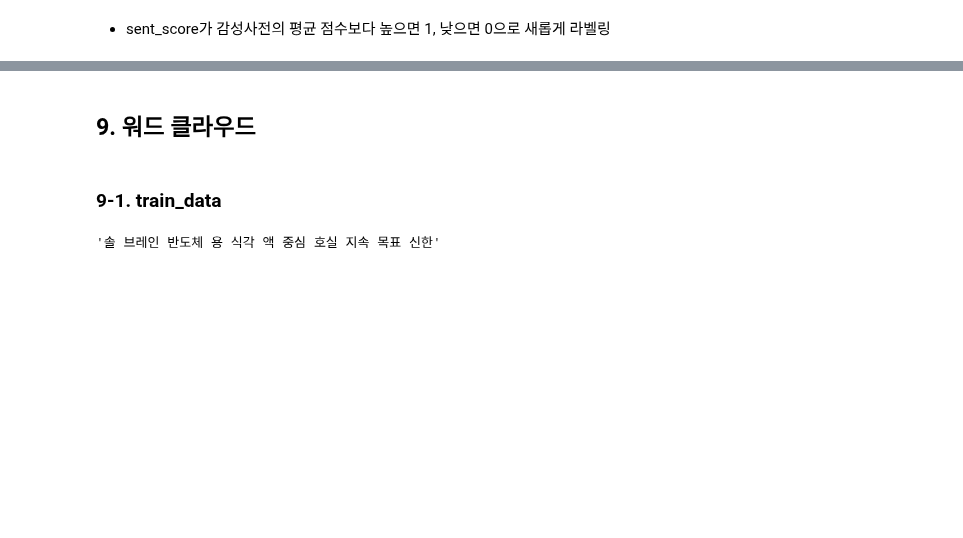
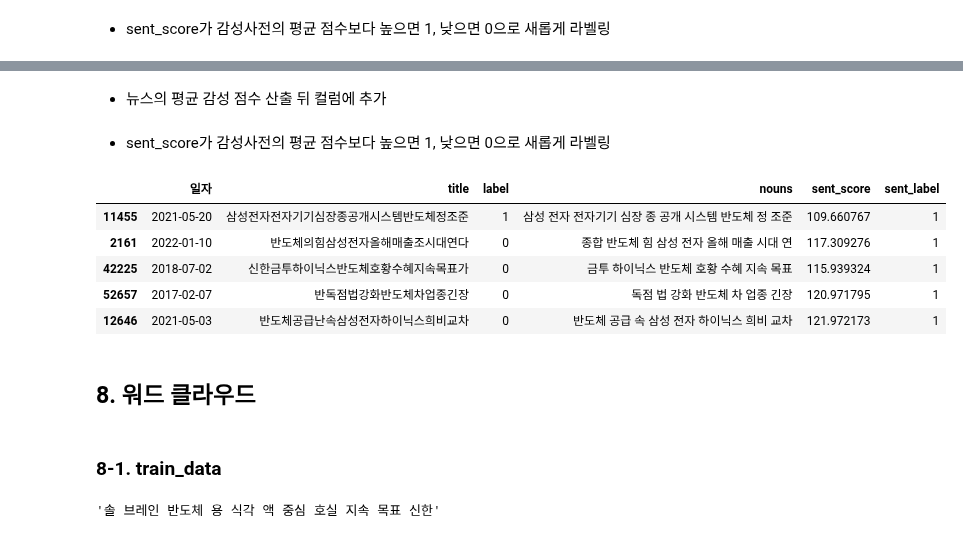
Before and after one commit to youngai1112/HK_Project, a Jupyter notebook: 7.1_뉴스데이터감성분석/01_뉴스데이터감성분석.ipynb, the cells around one changed output, grey strips where cells are left out. Drawn from its saved outputs; the diff is of its cells as text; code cells hidden in the pictures; blank space fills up the shorter version.

Commit message:
train_data sent_score labeling

```diff
--- a/7.1_뉴스데이터감성분석/01_뉴스데이터감성분석.ipynb
+++ b/7.1_뉴스데이터감성분석/01_뉴스데이터감성분석.ipynb
@@ -650,7 +697,47 @@ train_data.head()
+# %% [markdown]
+- 뉴스의 평균 감성 점수 산출 뒤 컬럼에 추가
+# %%
+total = []
+for i,w  in enumerate(test_data['nouns']):
+    sent_score = 0
+    w= w.split(' ')
+    for j in w:
+        if(len(j)<=1):
+          continue
+        elif(j not in vocab):
+          continue
+        else:
+          sent_score = sent_score + vocab[j]
+    total.append(sent_score/len(w))
+test_data['sent_score'] = total
+# %% [markdown]
+- sent_score가 감성사전의 평균 점수보다 높으면 1, 낮으면 0으로 새롭게 라벨링
+# %%
+sum = 0
+for i in range(len(vocab)):
+  sum = sum + list(vocab.values())[i]
+sent_mean = sum/len(vocab)
+
+a_ = []
+for i in range(len(test_data)):
+  if(test_data.iloc[i]['sent_score']>sent_mean):
+    a_.append(1)
+  else:
+    a_.append(0)
+test_data['sent_label'] = a_
+# %%
+test_data.head()
+# %% [output]
+|  | 일자 | title | label | nouns | sent_score | sent_label |
+| 11455 | 2021-05-20 | 삼성전자전자기기심장종공개시스템반도체정조준 | 1 | 삼성 전자 전자기기 심장 종 공개 시스템 반도체 정 조준 | 109.660767 | 1 |
+| 2161 | 2022-01-10 | 반도체의힘삼성전자올해매출조시대연다 | 0 | 종합 반도체 힘 삼성 전자 올해 매출 시대 연 | 117.309276 | 1 |
+| 42225 | 2018-07-02 | 신한금투하이닉스반도체호황수혜지속목표가 | 0 | 금투 하이닉스 반도체 호황 수혜 지속 목표 | 115.939324 | 1 |
+| 52657 | 2017-02-07 | 반독점법강화반도체차업종긴장 | 0 | 독점 법 강화 반도체 차 업종 긴장 | 120.971795 | 1 |
+| 12646 | 2021-05-03 | 반도체공급난속삼성전자하이닉스희비교차 | 0 | 반도체 공급 속 삼성 전자 하이닉스 희비 교차 | 121.972173 | 1 |
 # %% [markdown]
-## 9. 워드 클라우드
+## 8. 워드 클라우드
 # %% [markdown]
-### 9-1. train_data
+### 8-1. train_data
 # %%
 # train_data > nouns 컬럼 > 0번째 데이터의 단어 출력
 train_data.nouns.to_list()[0]
```
Also changed, not shown: parts of 5 cells of this notebook.
